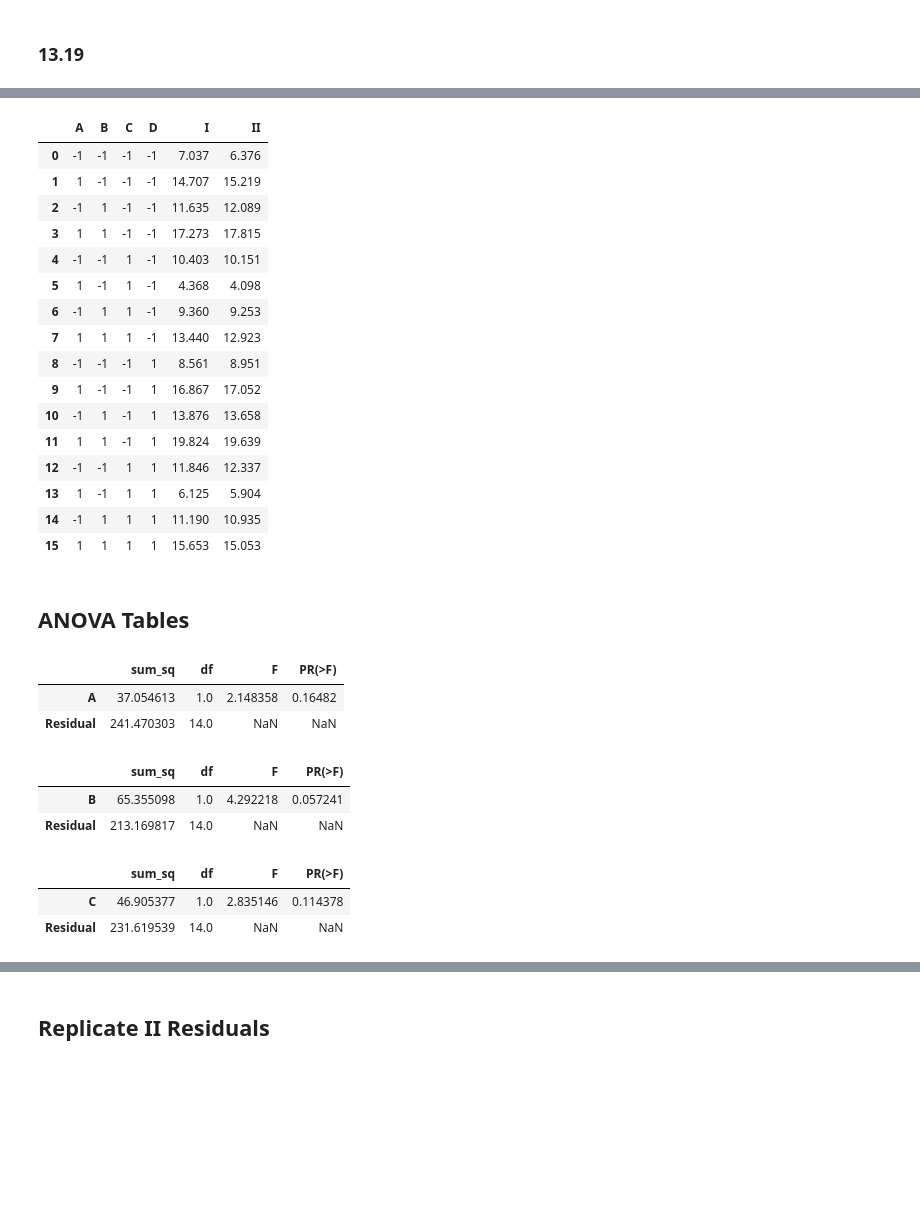
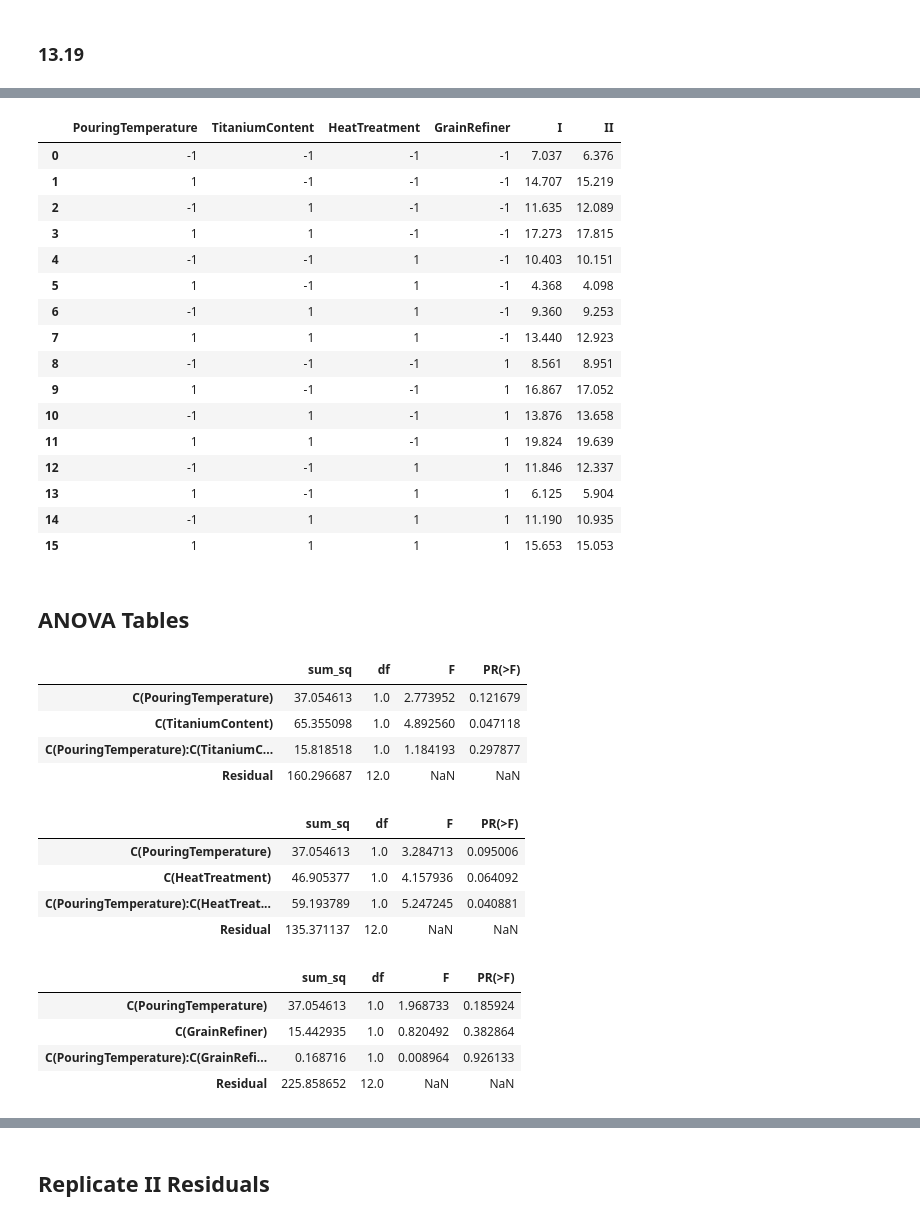
Before and after one commit to Cooper2112/SQC, a Jupyter notebook: SQCHW13b.ipynb, the cells around one changed output, grey strips where cells are left out. Cells and saved outputs as stored; diff of their text form; code cells hidden in the pictures; blank space fills up the shorter version.

```diff
--- a/SQCHW13b.ipynb
+++ b/SQCHW13b.ipynb
@@ -25,10 +25,10 @@ Drive already mounted at /content/drive; to attempt to forcibly remount, call dr
 # %%
 import pandas as pd
-data2 = pd.read_csv('drive/My Drive/Colab Notebooks/SQC13.6.csv', sep=',')
+data2 = pd.read_csv('drive/My Drive/Colab Notebooks/SQC13.19.csv', sep=',')
 
 data2
 # %% [output]
-|  | A | B | C | D | I | II |
+|  | PouringTemperature | TitaniumContent | HeatTreatment | GrainRefiner | I | II |
 | 0 | -1 | -1 | -1 | -1 | 7.037 | 6.376 |
 | 1 | 1 | -1 | -1 | -1 | 14.707 | 15.219 |
 | 2 | -1 | 1 | -1 | -1 | 11.635 | 12.089 |
@@ -48,27 +48,33 @@ data2
 # %% [markdown]
 ## ANOVA Tables
 # %%
-model = ols('I ~ A', data=data2).fit()
+model = ols('I ~ C(PouringTemperature) + C(TitaniumContent) + C(PouringTemperature):C(TitaniumContent)', data=data2).fit()
 aov_table = sm.stats.anova_lm(model, typ=2)
 aov_table
 # %% [output]
 |  | sum_sq | df | F | PR(>F) |
-| A | 37.054613 | 1.0 | 2.148358 | 0.16482 |
-| Residual | 241.470303 | 14.0 | NaN | NaN |
+| C(PouringTemperature) | 37.054613 | 1.0 | 2.773952 | 0.121679 |
+| C(TitaniumContent) | 65.355098 | 1.0 | 4.892560 | 0.047118 |
+| C(PouringTemperature):C(TitaniumC... | 15.818518 | 1.0 | 1.184193 | 0.297877 |
+| Residual | 160.296687 | 12.0 | NaN | NaN |
 # %%
-model = ols('I ~ B', data=data2).fit()
+model = ols('I ~ C(PouringTemperature) + C(HeatTreatment) + C(PouringTemperature):C(HeatTreatment)', data=data2).fit()
 aov_table = sm.stats.anova_lm(model, typ=2)
 aov_table
 # %% [output]
 |  | sum_sq | df | F | PR(>F) |
-| B | 65.355098 | 1.0 | 4.292218 | 0.057241 |
-| Residual | 213.169817 | 14.0 | NaN | NaN |
+| C(PouringTemperature) | 37.054613 | 1.0 | 3.284713 | 0.095006 |
+| C(HeatTreatment) | 46.905377 | 1.0 | 4.157936 | 0.064092 |
+| C(PouringTemperature):C(HeatTreat... | 59.193789 | 1.0 | 5.247245 | 0.040881 |
+| Residual | 135.371137 | 12.0 | NaN | NaN |
 # %%
-model = ols('I ~ C', data=data2).fit()
+model = ols('I ~ C(PouringTemperature) + C(GrainRefiner) + C(PouringTemperature):C(GrainRefiner)', data=data2).fit()
 aov_table = sm.stats.anova_lm(model, typ=2)
 aov_table
 # %% [output]
 |  | sum_sq | df | F | PR(>F) |
-| C | 46.905377 | 1.0 | 2.835146 | 0.114378 |
-| Residual | 231.619539 | 14.0 | NaN | NaN |
+| C(PouringTemperature) | 37.054613 | 1.0 | 1.968733 | 0.185924 |
+| C(GrainRefiner) | 15.442935 | 1.0 | 0.820492 | 0.382864 |
+| C(PouringTemperature):C(GrainRefi... | 0.168716 | 1.0 | 0.008964 | 0.926133 |
+| Residual | 225.858652 | 12.0 | NaN | NaN |
 # %%
```
Also changed, not shown: parts of 10 cells of this notebook.
